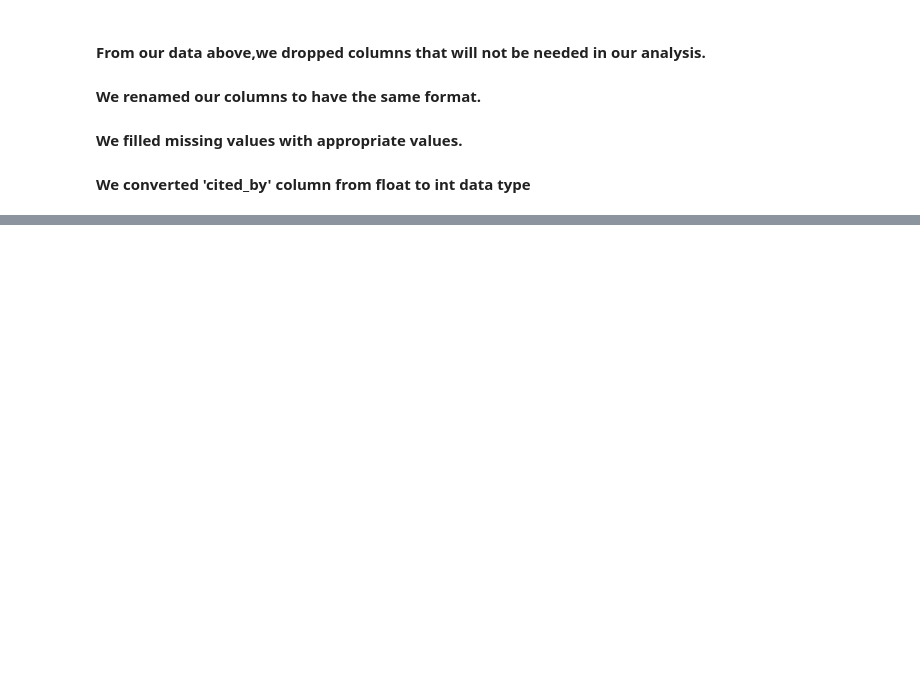
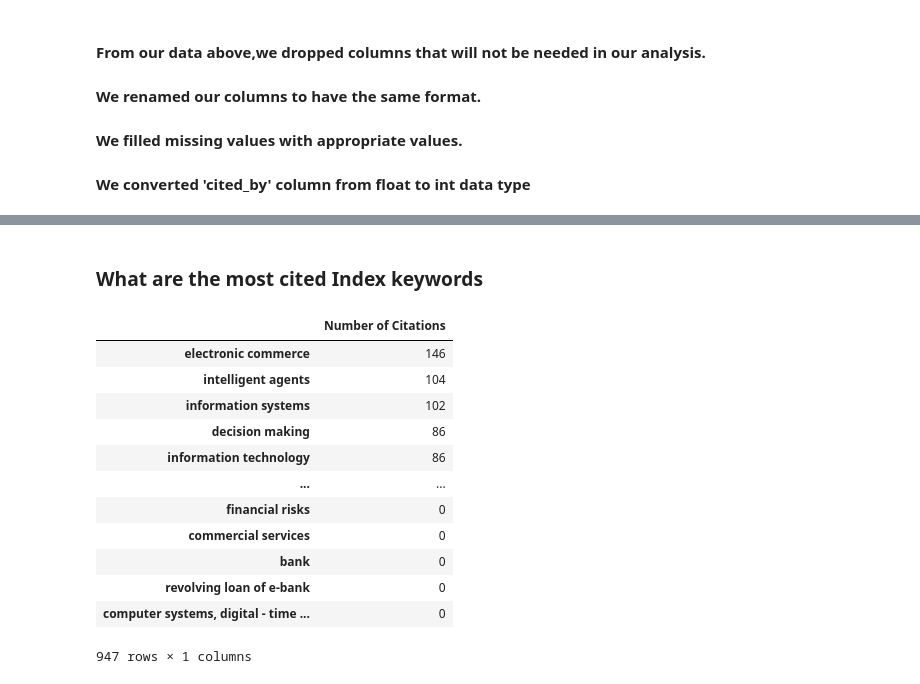
Before and after one commit to ArchaeonSeq/Theano_Premiere-_Project, a Jupyter notebook: e-finance_analysis.ipynb, the cells around one changed output, grey strips where cells are left out. Saved outputs shown, nothing was run; the diff lists cells and outputs as text; code cells hidden in the pictures; blank space fills up the shorter version.

```diff
--- a/e-finance_analysis.ipynb
+++ b/e-finance_analysis.ipynb
@@ -163,0 +342,18 @@ efinance_df.head()
+# %% [markdown]
+### What are the most cited Index keywords
+# %%
+Number_of_citations("index_keywords")
+# %% [output]
+|  | Number of Citations |
+| electronic commerce | 146 |
+| intelligent agents | 104 |
+| information systems | 102 |
+| decision making | 86 |
+| information technology | 86 |
+| ... | ... |
+| financial risks | 0 |
+| commercial services | 0 |
+| bank | 0 |
+| revolving loan of e-bank | 0 |
+| computer systems, digital - time ... | 0 |
+947 rows × 1 columns
```
Also changed, not shown: parts of 20 cells of this notebook.
